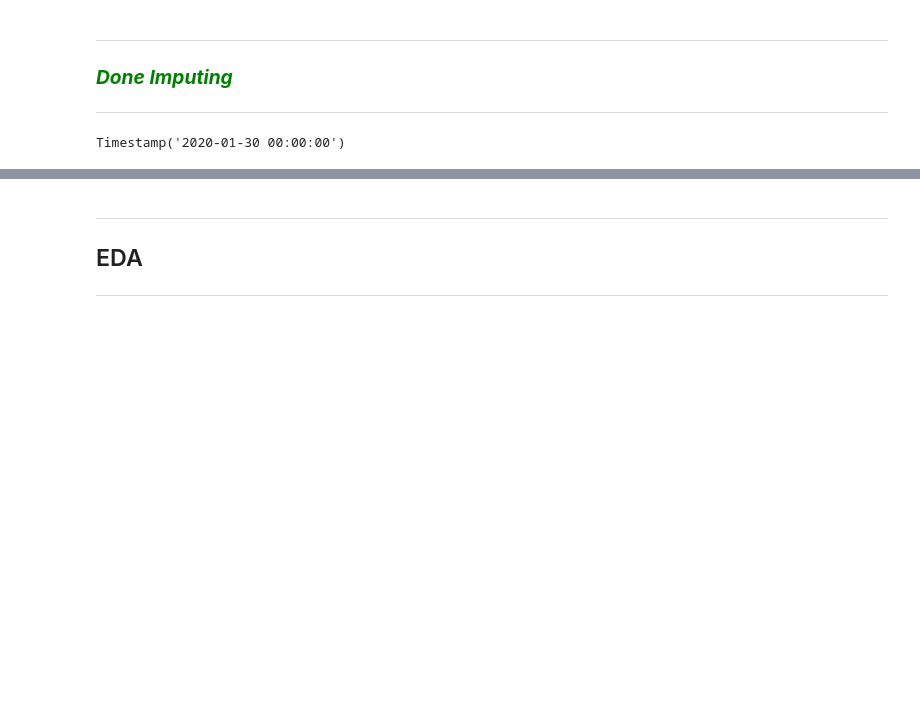
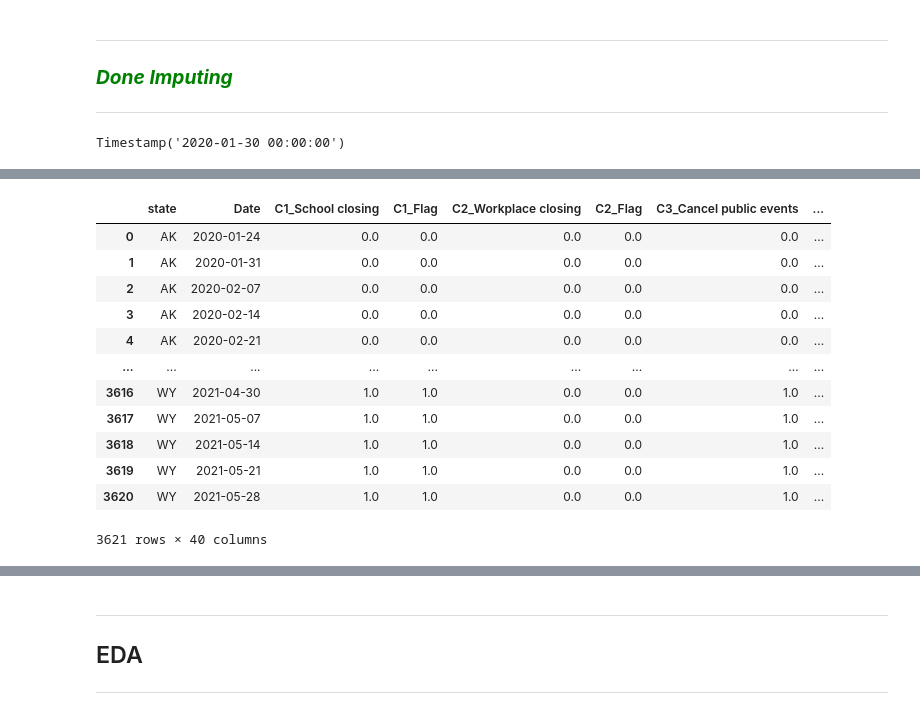
Before and after one commit to justinehly/covid_capstone, a Jupyter notebook: Python/Capstone A - COVID-19.ipynb, the cells around one changed output, grey strips where cells are left out. Saved outputs shown, nothing was run; the diff lists cells and outputs as text; code cells hidden in the pictures; blank space fills up the shorter version.

```diff
--- a/Python/Capstone A - COVID-19.ipynb
+++ b/Python/Capstone A - COVID-19.ipynb
@@ -303,11 +303,17 @@ memory usage: 7.6+ MB
 ### <font color='green'>***Done Imputing***</font>
 ---
 # %%
-# combine the weeks in the covid df
+# combine the weeks in the oxford df
 import datetime
-min(covid.Date) + datetime.timedelta(6)
-#covid.groupby(by='Date').sum()[['ConfirmedCases']]
+min(oxford.Date) + datetime.timedelta(6)
+#oxford.groupby(by='Date').sum()[['ConfirmedCases']]
 # look up pd.Grouper
 # https://stackoverflow.com/questions/45281297/group-by-week-in-pandas/45281418
+# create weekly combinations by state
+# reference on the frequency: https://pandas.pydata.org/pandas-docs/stable/user_guide/timeseries.html#offset-aliases
+weekly_oxford = copy.deepcopy(oxford)
+weekly_oxford = weekly_oxford.groupby(['state', pd.Grouper(key = 'Date', freq='W-FRI')]).mean()
+
+weekly_oxford.reset_index(inplace=True, drop=False)
 # %% [output]
 Timestamp('2020-01-30 00:00:00')
@@ -313,0 +324,16 @@ Timestamp('2020-01-30 00:00:00')
+# %%
+weekly_oxford
+# %% [output]
+|  | state | Date | C1_School closing | C1_Flag | C2_Workplace closing | C2_Flag | C3_Cancel public events | ... |
+| 0 | AK | 2020-01-24 | 0.0 | 0.0 | 0.0 | 0.0 | 0.0 | ... |
+| 1 | AK | 2020-01-31 | 0.0 | 0.0 | 0.0 | 0.0 | 0.0 | ... |
+| 2 | AK | 2020-02-07 | 0.0 | 0.0 | 0.0 | 0.0 | 0.0 | ... |
+| 3 | AK | 2020-02-14 | 0.0 | 0.0 | 0.0 | 0.0 | 0.0 | ... |
+| 4 | AK | 2020-02-21 | 0.0 | 0.0 | 0.0 | 0.0 | 0.0 | ... |
+| ... | ... | ... | ... | ... | ... | ... | ... | ... |
+| 3616 | WY | 2021-04-30 | 1.0 | 1.0 | 0.0 | 0.0 | 1.0 | ... |
+| 3617 | WY | 2021-05-07 | 1.0 | 1.0 | 0.0 | 0.0 | 1.0 | ... |
+| 3618 | WY | 2021-05-14 | 1.0 | 1.0 | 0.0 | 0.0 | 1.0 | ... |
+| 3619 | WY | 2021-05-21 | 1.0 | 1.0 | 0.0 | 0.0 | 1.0 | ... |
+| 3620 | WY | 2021-05-28 | 1.0 | 1.0 | 0.0 | 0.0 | 1.0 | ... |
+3621 rows × 40 columns
```
Also changed, not shown: parts of 37 cells of this notebook, 3 other files.
